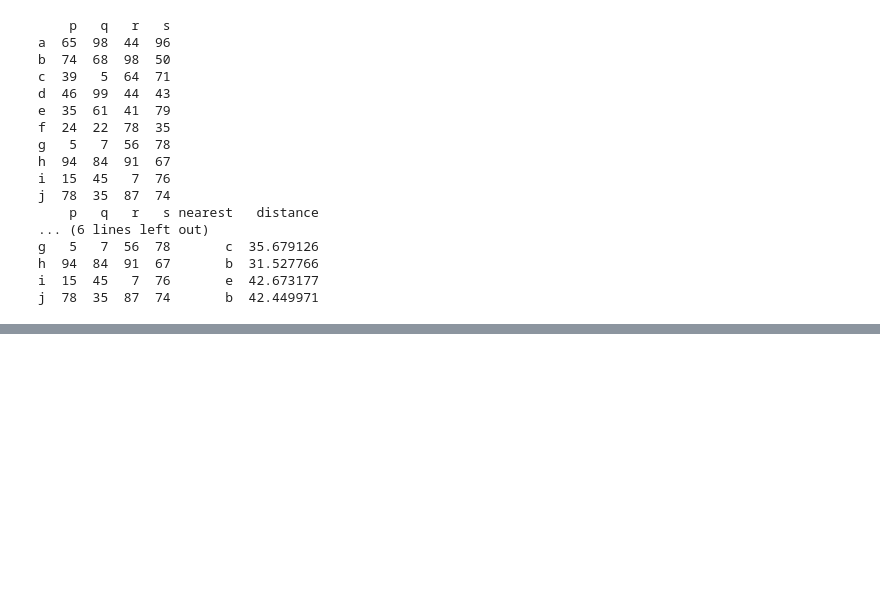
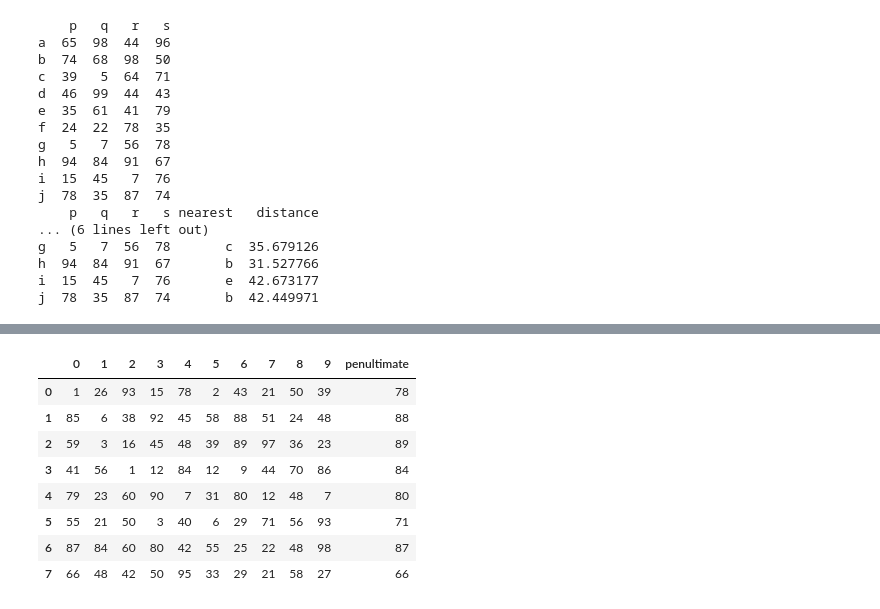
Before and after one commit to FredBrit/fluent_python, a Jupyter notebook: pandas_tasks.ipynb, the cells around one changed output, grey strips where cells are left out. Cells and saved outputs as stored; diff of their text form; code cells hidden in the pictures; blank space fills up the shorter version.

```diff
--- a/pandas_tasks.ipynb
+++ b/pandas_tasks.ipynb
@@ -1558,0 +1608,20 @@ j  78  35  87  74       b  42.449971
+# %%
+# Создание столбца, который содержит второе по величине значение в каждой строке
+
+df = pd.DataFrame(np.random.randint(1,100, 80).reshape(8, -1))
+
+
+# Второе по величине значение в каждой строке
+df['penultimate'] = np.sort(df.values, axis=1)[:, -2]
+
+df
+# %% [output]
+|  | 0 | 1 | 2 | 3 | 4 | 5 | 6 | 7 | 8 | 9 | penultimate |
+| 0 | 1 | 26 | 93 | 15 | 78 | 2 | 43 | 21 | 50 | 39 | 78 |
+| 1 | 85 | 6 | 38 | 92 | 45 | 58 | 88 | 51 | 24 | 48 | 88 |
+| 2 | 59 | 3 | 16 | 45 | 48 | 39 | 89 | 97 | 36 | 23 | 89 |
+| 3 | 41 | 56 | 1 | 12 | 84 | 12 | 9 | 44 | 70 | 86 | 84 |
+| 4 | 79 | 23 | 60 | 90 | 7 | 31 | 80 | 12 | 48 | 7 | 80 |
+| 5 | 55 | 21 | 50 | 3 | 40 | 6 | 29 | 71 | 56 | 93 | 71 |
+| 6 | 87 | 84 | 60 | 80 | 42 | 55 | 25 | 22 | 48 | 98 | 87 |
+| 7 | 66 | 48 | 42 | 50 | 95 | 33 | 29 | 21 | 58 | 27 | 66 |
```
Also changed, not shown: parts of 10 cells of this notebook.
